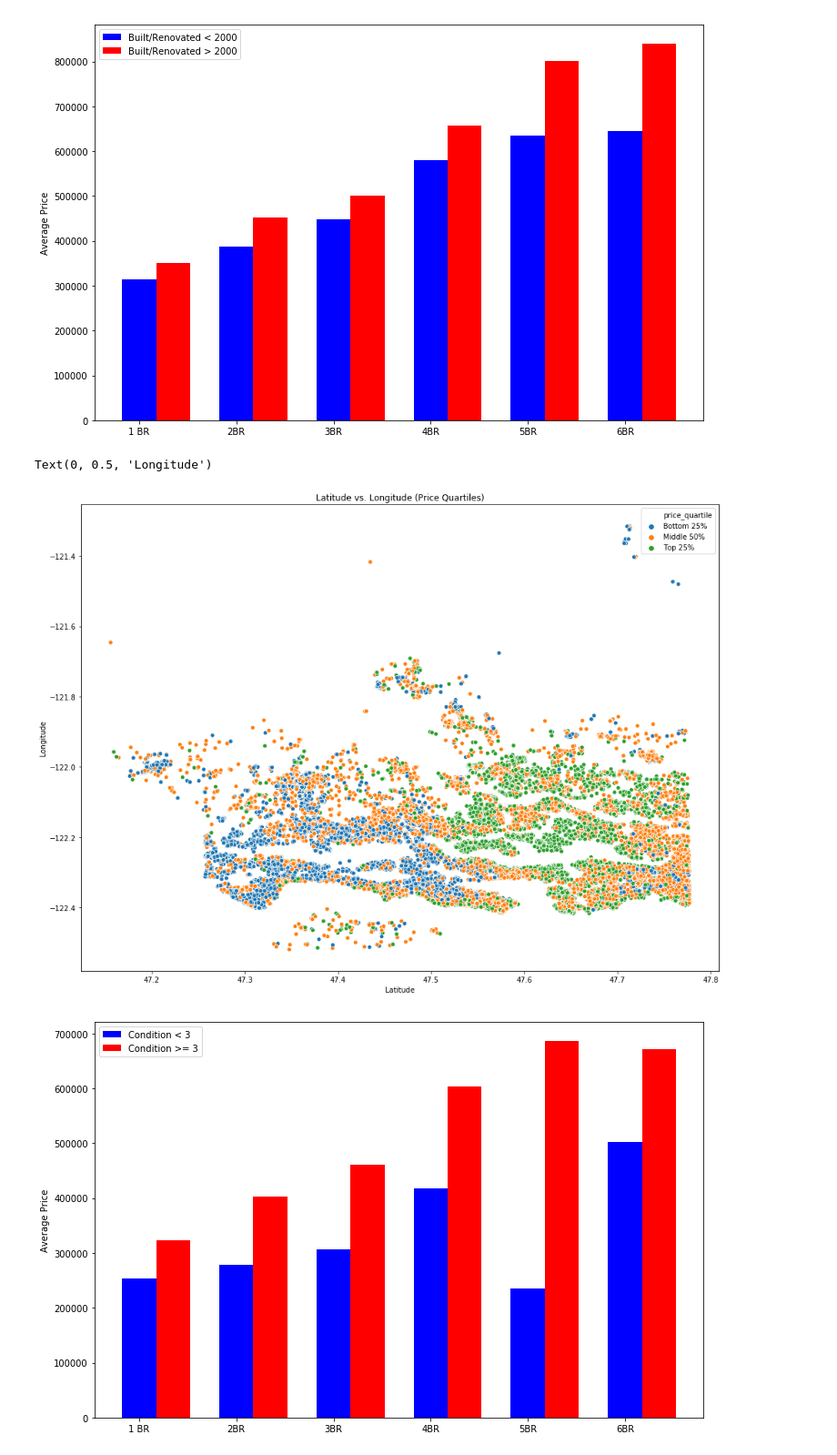
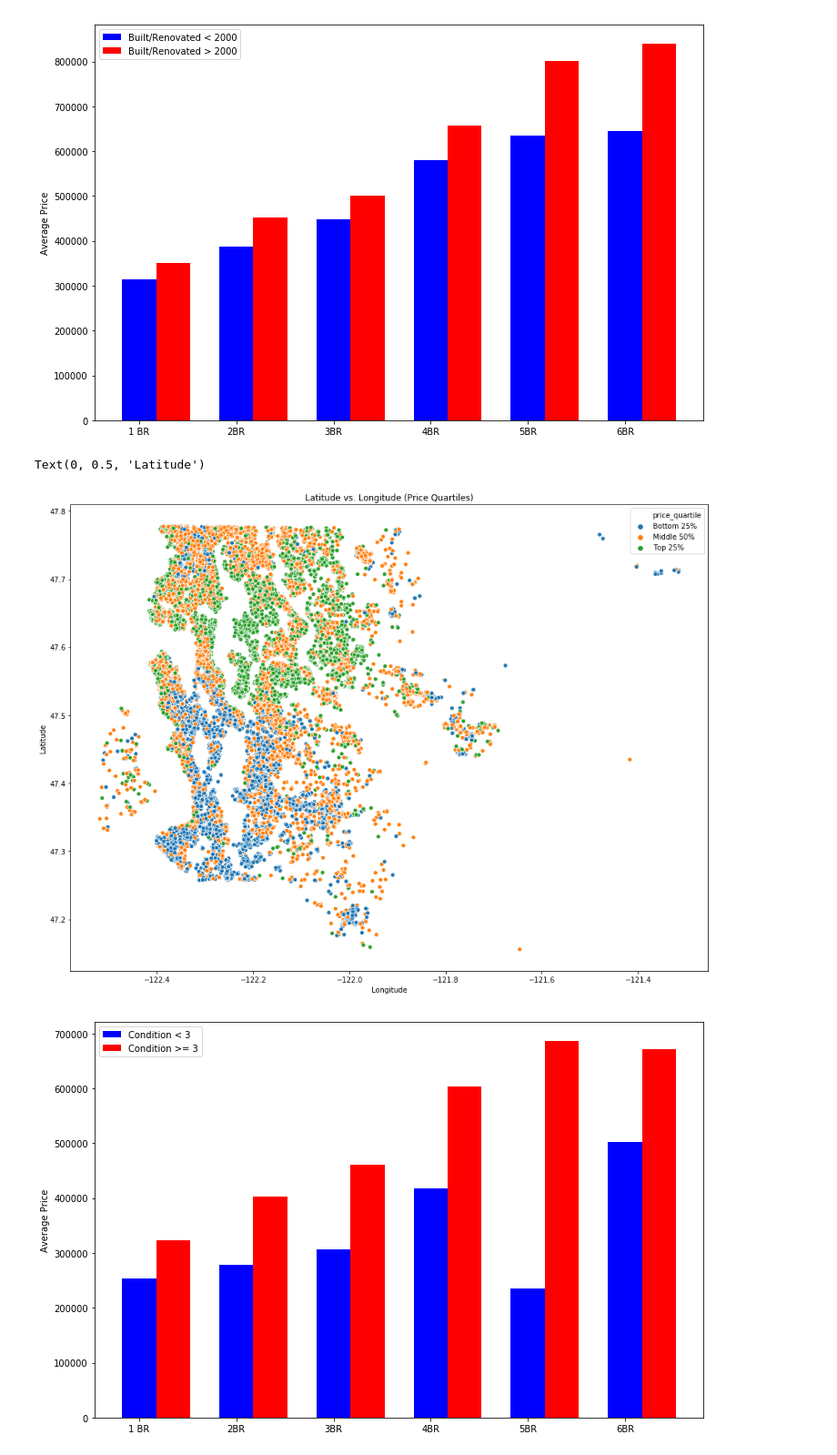
Before and after one commit to whitcrrd/dsc-1-final-project-online-ds-ft-021119, a Jupyter notebook: whitcraft-final.ipynb, the cells around one changed output. Shown at 91% size. Cells and saved outputs as stored; diff of their text form; code cells hidden in the pictures.

Commit message:
fixed presentation lat/long

```diff
--- a/whitcraft-final.ipynb
+++ b/whitcraft-final.ipynb
@@ -1169,13 +1169,13 @@ def get_price_category(price):
 df_graphs['price_quartile'] = df_graphs.price.apply(get_price_category)
 # %%
 plt.figure(figsize=(16,12))
-ax = sns.scatterplot(x="lat", y="long", data=df_graphs, hue="price_quartile")
+ax = sns.scatterplot(x="long", y="lat", data=df_graphs, hue="price_quartile")
 plt.title("Latitude vs. Longitude (Price Quartiles)")
-plt.xlabel("Latitude")
-plt.ylabel("Longitude")
+plt.xlabel("Longitude")
+plt.ylabel("Latitude")
 # %% [output]
-Text(0, 0.5, 'Longitude')
+Text(0, 0.5, 'Latitude')
-[figure, old version]
+[figure, new version]
 # %%
 brs = [1,2,3,4,5,6]
 brs = ['1 BR', '2BR', '3BR', '4BR', '5BR', '6BR']
```
Also changed, not shown: parts of 3 cells of this notebook, 2 other files.
